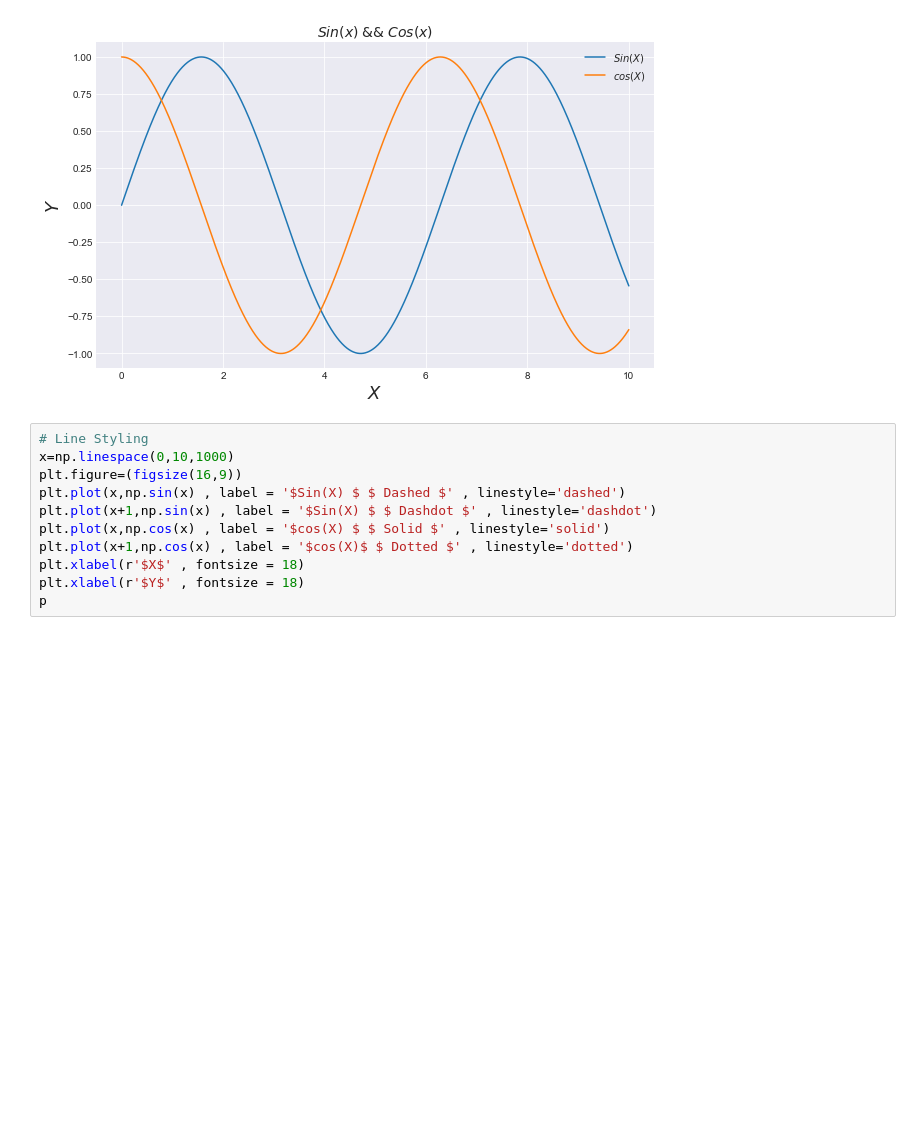
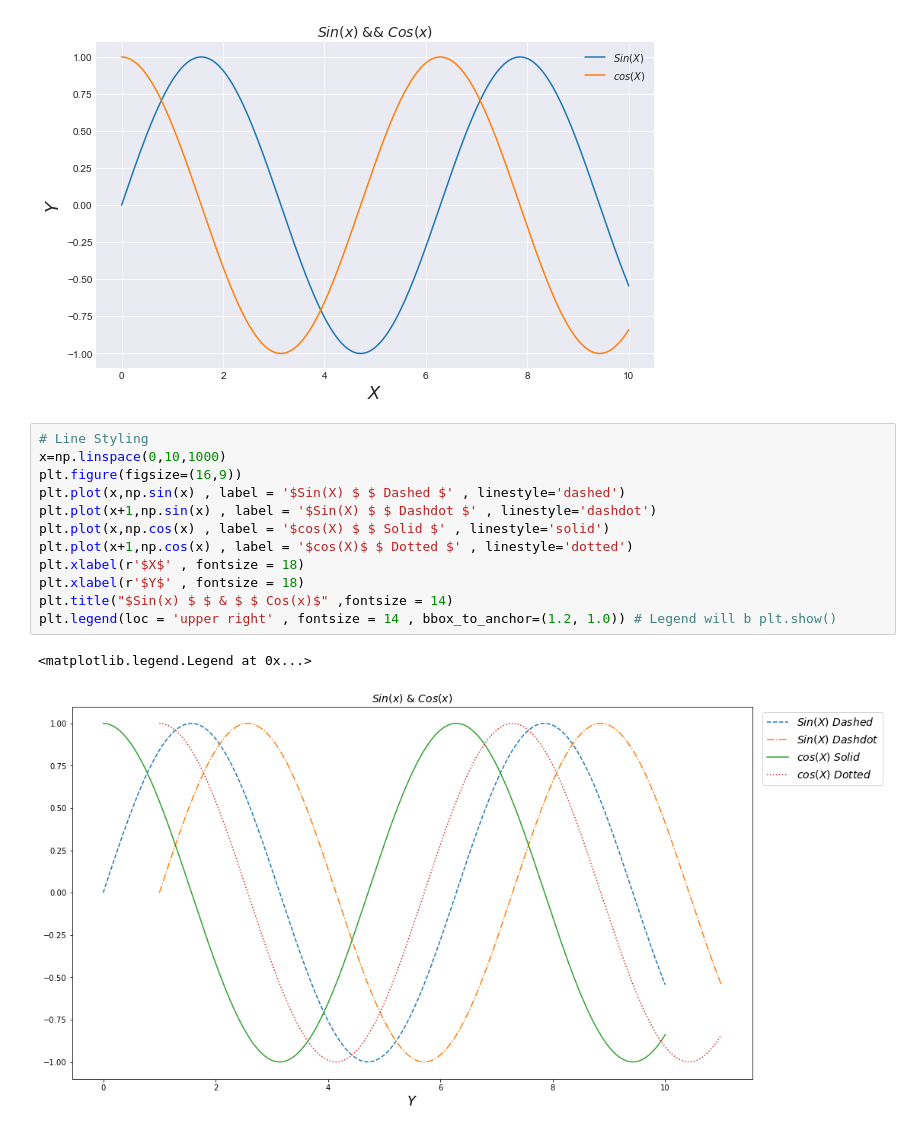
Before and after one commit to uannabi/MatPlotLibGraph, a Jupyter notebook: LineGraph.ipynb, the cells around one changed output. Saved outputs shown, nothing was run; the diff lists cells and outputs as text; blank space fills up the shorter version.

Commit message:
legend ppositioin

```diff
--- a/LineGraph.ipynb
+++ b/LineGraph.ipynb
@@ -128,12 +128,16 @@ plt.show()
 [figure]
 # %%
 # Line Styling
-x=np.linespace(0,10,1000)
-plt.figure=(figsize(16,9))
+x=np.linspace(0,10,1000)
+plt.figure(figsize=(16,9))
 plt.plot(x,np.sin(x) , label = '$Sin(X) $ $ Dashed $' , linestyle='dashed')
 plt.plot(x+1,np.sin(x) , label = '$Sin(X) $ $ Dashdot $' , linestyle='dashdot')
 plt.plot(x,np.cos(x) , label = '$cos(X) $ $ Solid $' , linestyle='solid')
 plt.plot(x+1,np.cos(x) , label = '$cos(X)$ $ Dotted $' , linestyle='dotted')
 plt.xlabel(r'$X$' , fontsize = 18)
 plt.xlabel(r'$Y$' , fontsize = 18)
-p
+plt.title("$Sin(x) $ $ & $ $ Cos(x)$" ,fontsize = 14)
+plt.legend(loc = 'upper right' , fontsize = 14 , bbox_to_anchor=(1.2, 1.0)) # Legend will b plt.show()
+# %% [output]
+<matplotlib.legend.Legend at 0x...>
+[figure, added]
```
Also changed, not shown: parts of 2 cells of this notebook.
